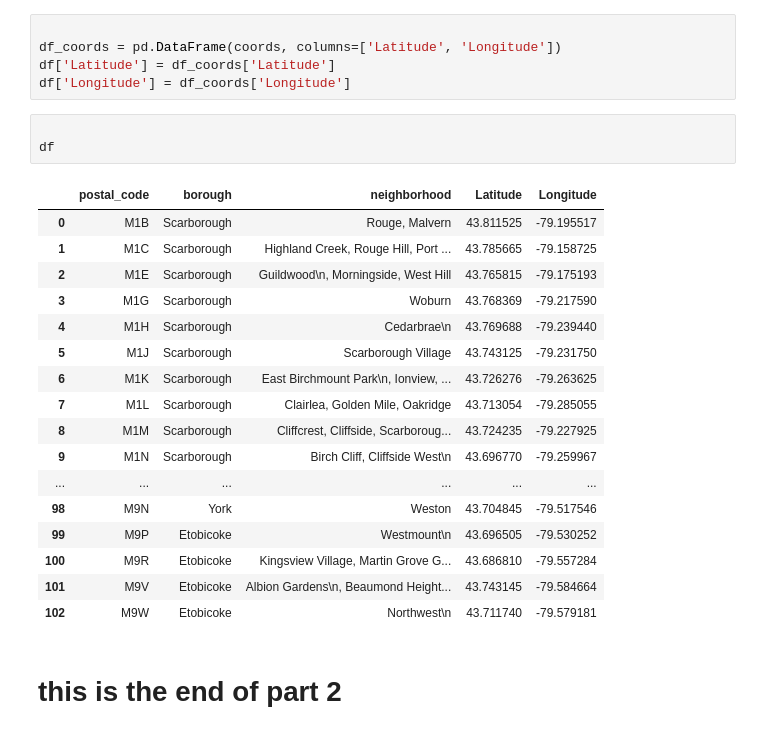
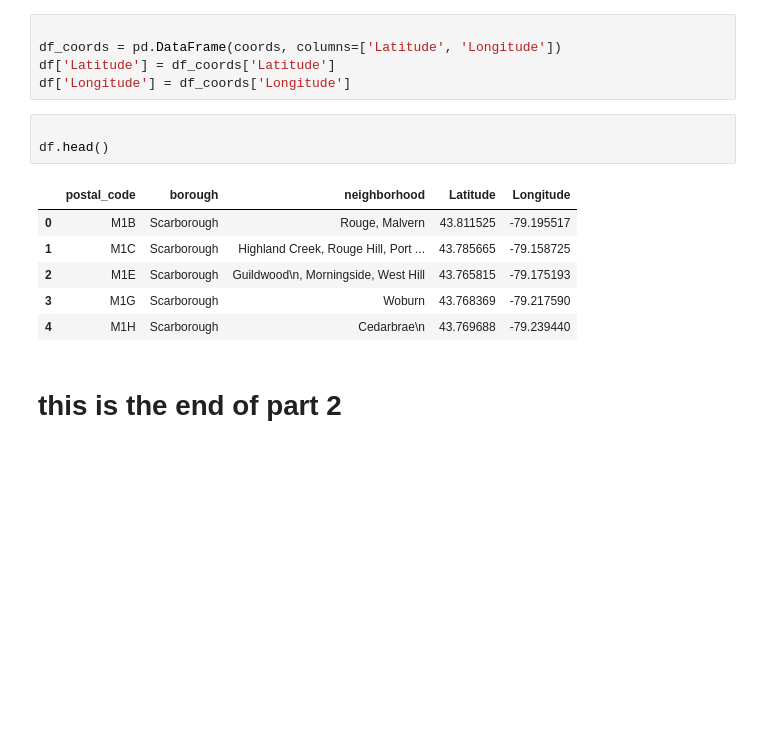
Before and after one commit to sayedkamal2016/coursera_machine_learning, a Jupyter notebook: canada assignment.ipynb, the cells around one changed output. Drawn from its saved outputs; the diff is of its cells as text; blank space fills up the shorter version.

```diff
--- a/canada assignment.ipynb
+++ b/canada assignment.ipynb
@@ -170,25 +139,14 @@ df['Latitude'] = df_coords['Latitude']
 df['Longitude'] = df_coords['Longitude']
 # %%
 
-df
+df.head()
 # %% [output]
 |  | postal_code | borough | neighborhood | Latitude | Longitude |
 | 0 | M1B | Scarborough | Rouge, Malvern | 43.811525 | -79.195517 |
 | 1 | M1C | Scarborough | Highland Creek, Rouge Hill, Port ... | 43.785665 | -79.158725 |
 | 2 | M1E | Scarborough | Guildwood\n, Morningside, West Hill | 43.765815 | -79.175193 |
 | 3 | M1G | Scarborough | Woburn | 43.768369 | -79.217590 |
 | 4 | M1H | Scarborough | Cedarbrae\n | 43.769688 | -79.239440 |
-| 5 | M1J | Scarborough | Scarborough Village | 43.743125 | -79.231750 |
-| 6 | M1K | Scarborough | East Birchmount Park\n, Ionview, ... | 43.726276 | -79.263625 |
-| 7 | M1L | Scarborough | Clairlea, Golden Mile, Oakridge | 43.713054 | -79.285055 |
-| 8 | M1M | Scarborough | Cliffcrest, Cliffside, Scarboroug... | 43.724235 | -79.227925 |
-| 9 | M1N | Scarborough | Birch Cliff, Cliffside West\n | 43.696770 | -79.259967 |
-| ... | ... | ... | ... | ... | ... |
-| 98 | M9N | York | Weston | 43.704845 | -79.517546 |
-| 99 | M9P | Etobicoke | Westmount\n | 43.696505 | -79.530252 |
-| 100 | M9R | Etobicoke | Kingsview Village, Martin Grove G... | 43.686810 | -79.557284 |
-| 101 | M9V | Etobicoke | Albion Gardens\n, Beaumond Height... | 43.743145 | -79.584664 |
-| 102 | M9W | Etobicoke | Northwest\n | 43.711740 | -79.579181 |
 # %% [markdown]
 # this is the end of part 2
 # %% [markdown]
```
Also changed, not shown: parts of 3 cells of this notebook.
